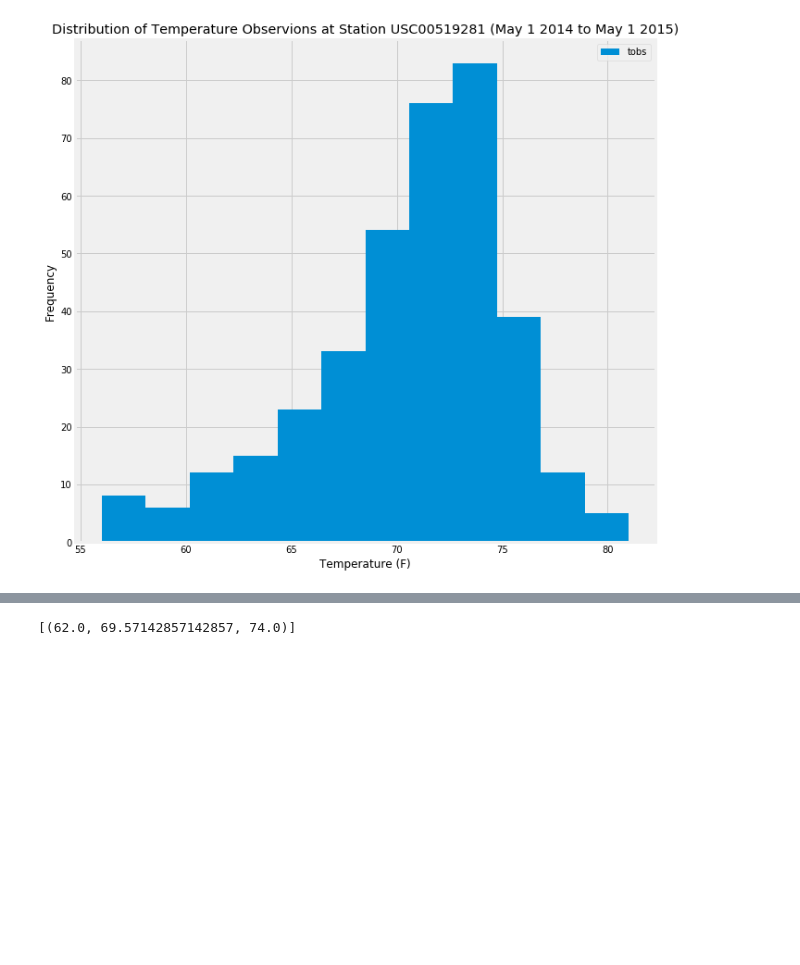
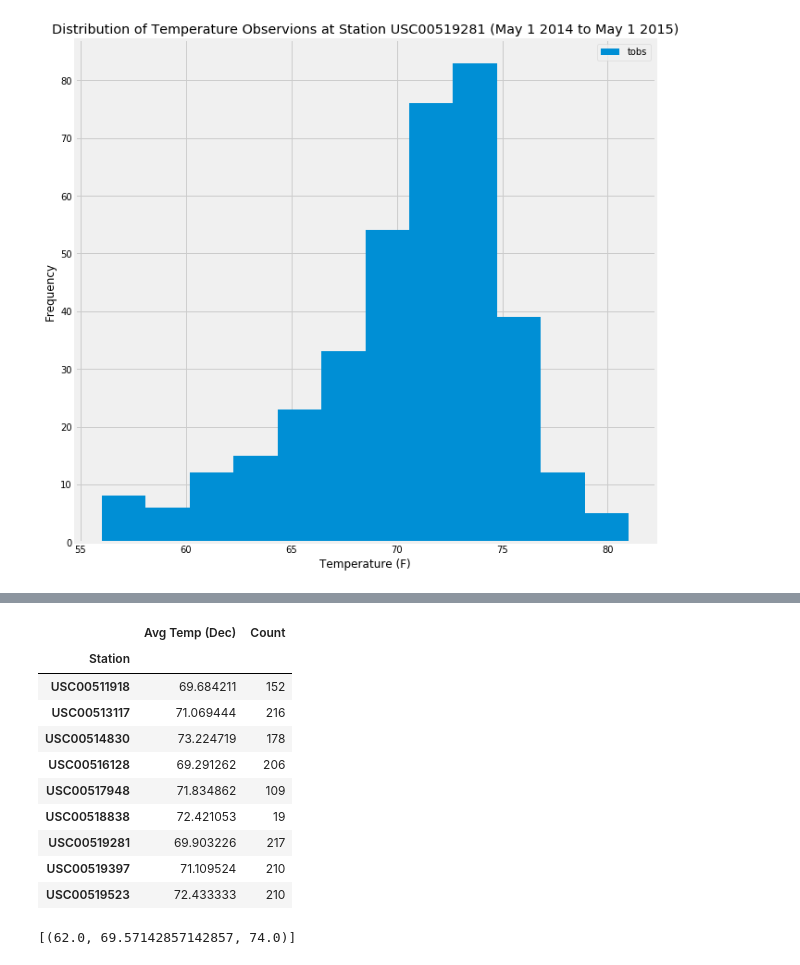
Before and after one commit to hanyang2019/Climate-Analysis-of-Hawaii, a Jupyter notebook: climate_HY.ipynb, the cells around one changed output, grey strips where cells are left out. Cells and saved outputs as stored; diff of their text form; code cells hidden in the pictures; blank space fills up the shorter version.

```diff
--- a/climate_HY.ipynb
+++ b/climate_HY.ipynb
@@ -202,3 +230,31 @@ plt.show()
+# %%
+st_list=[]
+temp_list=[]
+date_list=[]
+results=session.query(Measurement.station, Measurement.tobs, Measurement.date).\
+        filter(func.strftime('%m',Measurement.date)=='12').all()
+for i in results:
+    (st,temp,date)=i
+    st_list.append(st)
+    temp_list.append(temp)
+    date_list.append(date)
+dec_df=pd.DataFrame({'Date':date_list,"Station":st_list,"Temp":temp_list})
+sorted_dec_df=dec_df.sort_values(['Date'])
+groupby_dec_df=sorted_dec_df.groupby(['Station'])
+dec_table=pd.DataFrame({'Avg Temp (Dec)': groupby_dec_df['Temp'].mean(),'Count':groupby_dec_df['Temp'].count()})
+dec_table
+# %% [output]
+|  | Avg Temp (Dec) | Count |
+| Station |  |  |
+| USC00511918 | 69.684211 | 152 |
+| USC00513117 | 71.069444 | 216 |
+| USC00514830 | 73.224719 | 178 |
+| USC00516128 | 69.291262 | 206 |
+| USC00517948 | 71.834862 | 109 |
+| USC00518838 | 72.421053 | 19 |
+| USC00519281 | 69.903226 | 217 |
+| USC00519397 | 71.109524 | 210 |
+| USC00519523 | 72.433333 | 210 |
 # %%
 # This function called `calc_temps` will accept start date and end date in the format '%Y-%m-%d'
 # and return the minimum, average, and maximum temperatures for that range of dates
```
Also changed, not shown: parts of 1 cell of this notebook.
